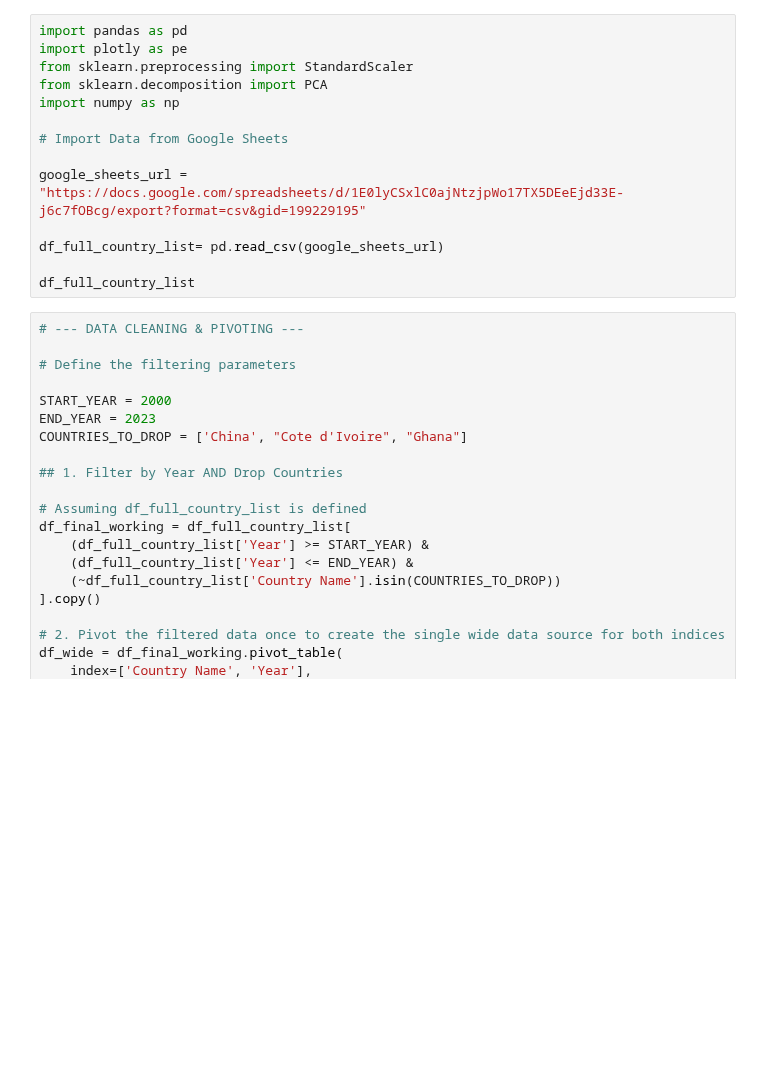
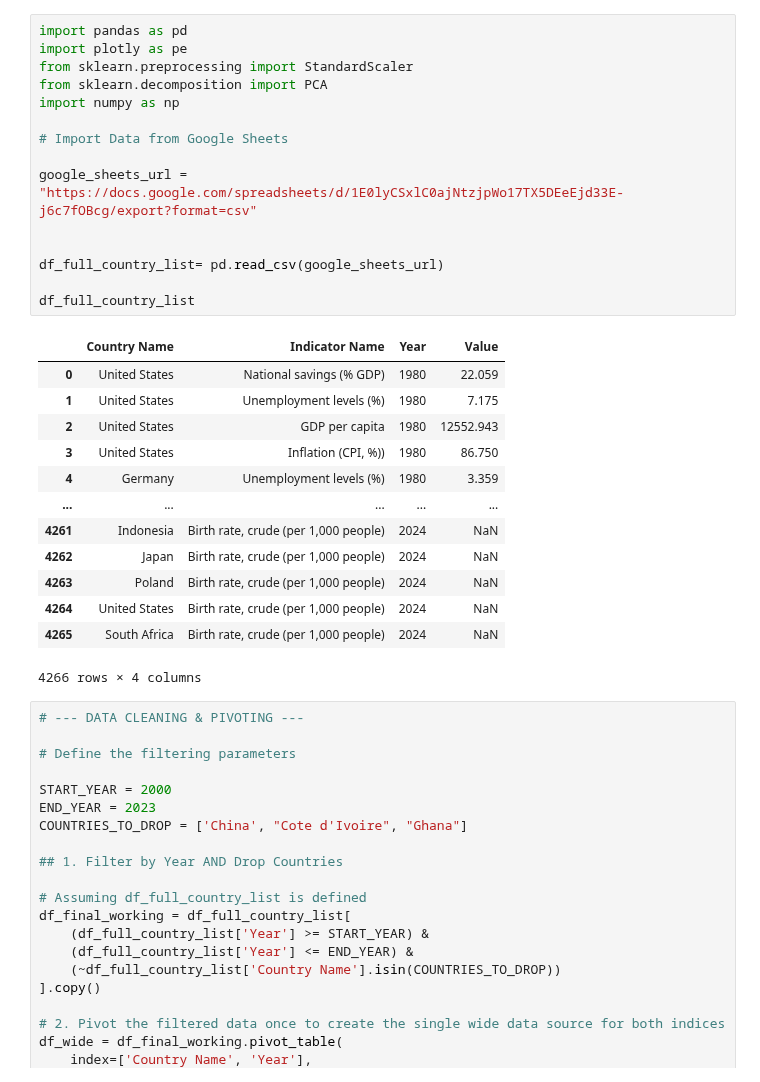
Before and after one commit to MDYCK12/Well-Being-Economics-, a Jupyter notebook: Notebooks/Creating_Econ_Well_Being_Indicators.ipynb, the cells around one changed output. Cells and saved outputs as stored; diff of their text form; blank space fills up the shorter version.

```diff
--- a/Notebooks/Creating_Econ_Well_Being_Indicators.ipynb
+++ b/Notebooks/Creating_Econ_Well_Being_Indicators.ipynb
@@ -1,17 +1,32 @@
 # %%
 import pandas as pd
 import plotly as pe
 from sklearn.preprocessing import StandardScaler
 from sklearn.decomposition import PCA
 import numpy as np
 
 # Import Data from Google Sheets
 
-google_sheets_url = "https://docs.google.com/spreadsheets/d/1E0lyCSxlC0ajNtzjpWo17TX5DEeEjd33E-j6c7fOBcg/export?format=csv&gid=199229195"
+google_sheets_url = "https://docs.google.com/spreadsheets/d/1E0lyCSxlC0ajNtzjpWo17TX5DEeEjd33E-j6c7fOBcg/export?format=csv"
+
 
 df_full_country_list= pd.read_csv(google_sheets_url)
 
 df_full_country_list
+# %% [output]
+|  | Country Name | Indicator Name | Year | Value |
+| 0 | United States | National savings (% GDP) | 1980 | 22.059 |
+| 1 | United States | Unemployment levels (%) | 1980 | 7.175 |
+| 2 | United States | GDP per capita | 1980 | 12552.943 |
+| 3 | United States | Inflation (CPI, %)) | 1980 | 86.750 |
+| 4 | Germany | Unemployment levels (%) | 1980 | 3.359 |
+| ... | ... | ... | ... | ... |
+| 4261 | Indonesia | Birth rate, crude (per 1,000 people) | 2024 | NaN |
+| 4262 | Japan | Birth rate, crude (per 1,000 people) | 2024 | NaN |
+| 4263 | Poland | Birth rate, crude (per 1,000 people) | 2024 | NaN |
+| 4264 | United States | Birth rate, crude (per 1,000 people) | 2024 | NaN |
+| 4265 | South Africa | Birth rate, crude (per 1,000 people) | 2024 | NaN |
+4266 rows × 4 columns
 # %%
 # --- DATA CLEANING & PIVOTING ---
 
```
Also changed, not shown: parts of 7 cells of this notebook, 2 other files.
